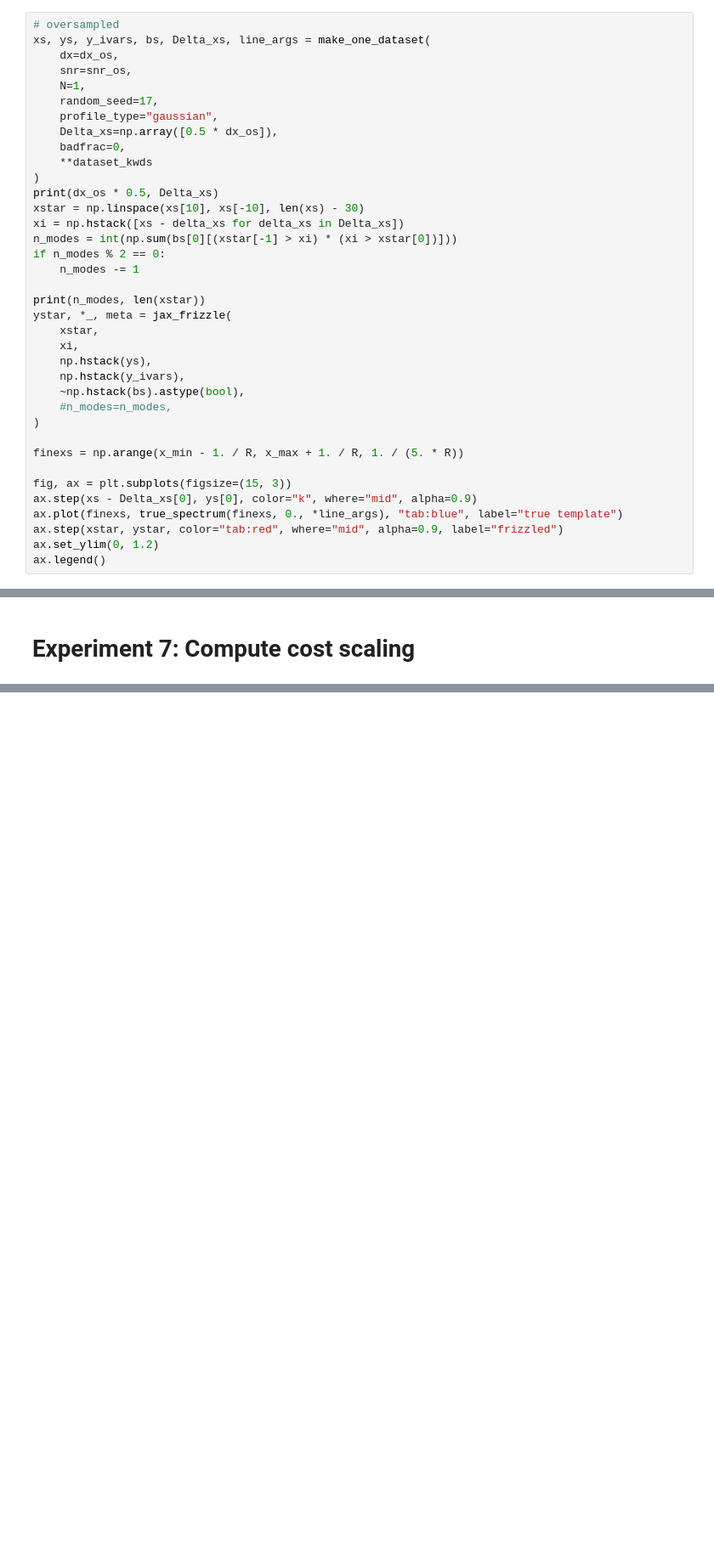
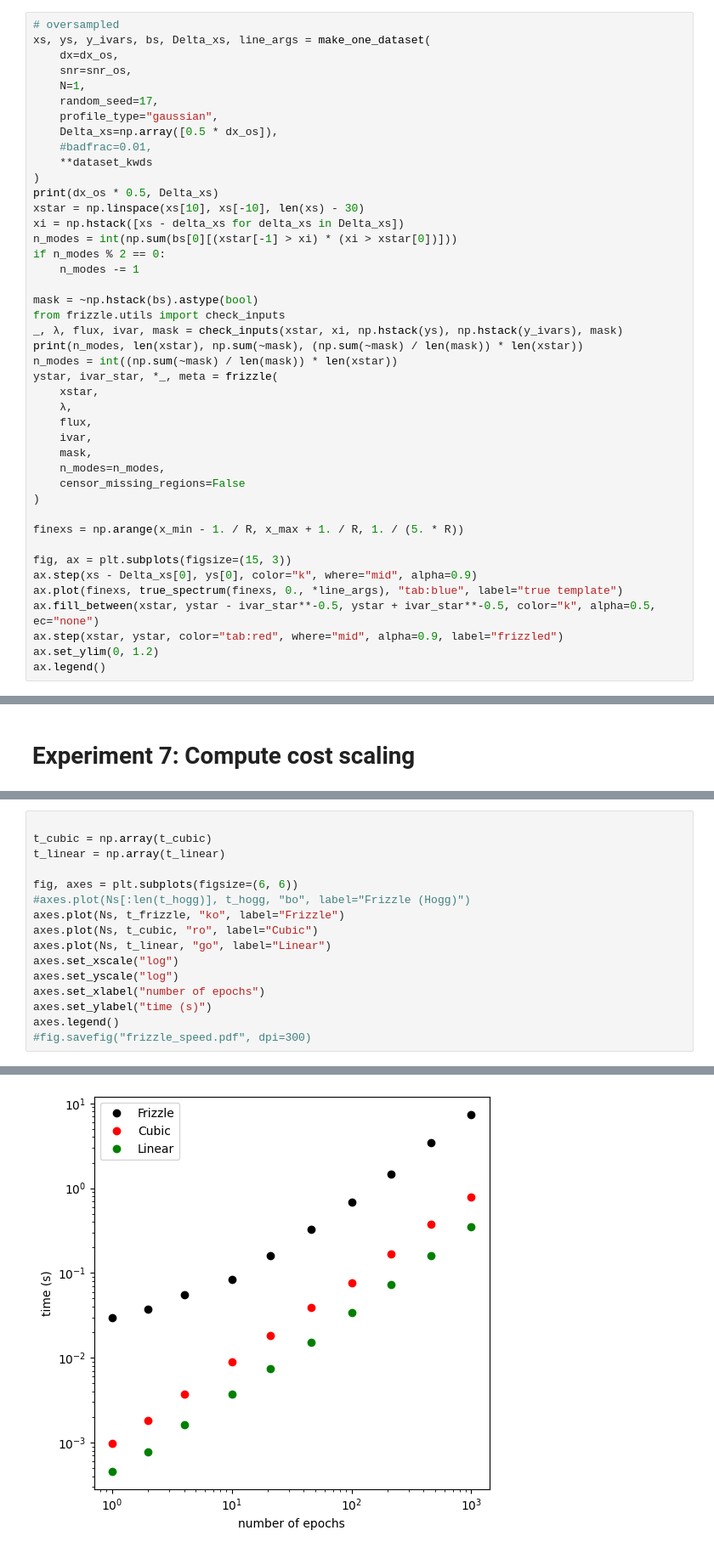
Before and after one commit to davidwhogg/NoDataInterpolation, a Jupyter notebook: notebooks/experiments.ipynb, the cells around one changed output, grey strips where cells are left out. Shown at 85% size. Saved outputs shown, nothing was run; the diff lists cells and outputs as text; blank space fills up the shorter version.

```diff
--- a/notebooks/experiments.ipynb
+++ b/notebooks/experiments.ipynb
@@ -581,7 +376,7 @@ xs, ys, y_ivars, bs, Delta_xs, line_args = make_one_dataset(
     random_seed=17,
     profile_type="gaussian",
     Delta_xs=np.array([0.5 * dx_os]),
-    badfrac=0,
+    #badfrac=0.01,
     **dataset_kwds
 )
 print(dx_os * 0.5, Delta_xs)
@@ -591,14 +386,19 @@ n_modes = int(np.sum(bs[0][(xstar[-1] > xi) * (xi > xstar[0])]))
 if n_modes % 2 == 0:
     n_modes -= 1
 
-print(n_modes, len(xstar))
-ystar, *_, meta = jax_frizzle(
+mask = ~np.hstack(bs).astype(bool)
+from frizzle.utils import check_inputs
+_, λ, flux, ivar, mask = check_inputs(xstar, xi, np.hstack(ys), np.hstack(y_ivars), mask)
+print(n_modes, len(xstar), np.sum(~mask), (np.sum(~mask) / len(mask)) * len(xstar))
+n_modes = int((np.sum(~mask) / len(mask)) * len(xstar))
+ystar, ivar_star, *_, meta = frizzle(
     xstar,
-    xi,
-    np.hstack(ys),
-    np.hstack(y_ivars),
-    ~np.hstack(bs).astype(bool),
-    #n_modes=n_modes,
+    λ,
+    flux,
+    ivar,
+    mask,
+    n_modes=n_modes,
+    censor_missing_regions=False
 )
 
 finexs = np.arange(x_min - 1. / R, x_max + 1. / R, 1. / (5. * R))
@@ -606,6 +406,7 @@ finexs = np.arange(x_min - 1. / R, x_max + 1. / R, 1. / (5. * R))
 fig, ax = plt.subplots(figsize=(15, 3))
 ax.step(xs - Delta_xs[0], ys[0], color="k", where="mid", alpha=0.9)
 ax.plot(finexs, true_spectrum(finexs, 0., *line_args), "tab:blue", label="true template")
+ax.fill_between(xstar, ystar - ivar_star**-0.5, ystar + ivar_star**-0.5, color="k", alpha=0.5, ec="none")
 ax.step(xstar, ystar, color="tab:red", where="mid", alpha=0.9, label="frizzled")
 ax.set_ylim(0, 1.2)
 ax.legend()
@@ -682,0 +673,17 @@ fig = plot_covariances(lags, covars_frizzle_os, covars_sp_os, covars_frizzle_us,
+# %%
+
+t_cubic = np.array(t_cubic)
+t_linear = np.array(t_linear)
+
+fig, axes = plt.subplots(figsize=(6, 6))
+#axes.plot(Ns[:len(t_hogg)], t_hogg, "bo", label="Frizzle (Hogg)")
+axes.plot(Ns, t_frizzle, "ko", label="Frizzle")
+axes.plot(Ns, t_cubic, "ro", label="Cubic")
+axes.plot(Ns, t_linear, "go", label="Linear")
+axes.set_xscale("log")
+axes.set_yscale("log")
+axes.set_xlabel("number of epochs")
+axes.set_ylabel("time (s)")
+axes.legend()
+#fig.savefig("frizzle_speed.pdf", dpi=300)
+# %% [output]
@@ -682,0 +691 @@ fig = plot_covariances(lags, covars_frizzle_os, covars_sp_os, covars_frizzle_us,
+[figure, added]
```
Also changed, not shown: parts of 32 cells of this notebook, 1 other file.
